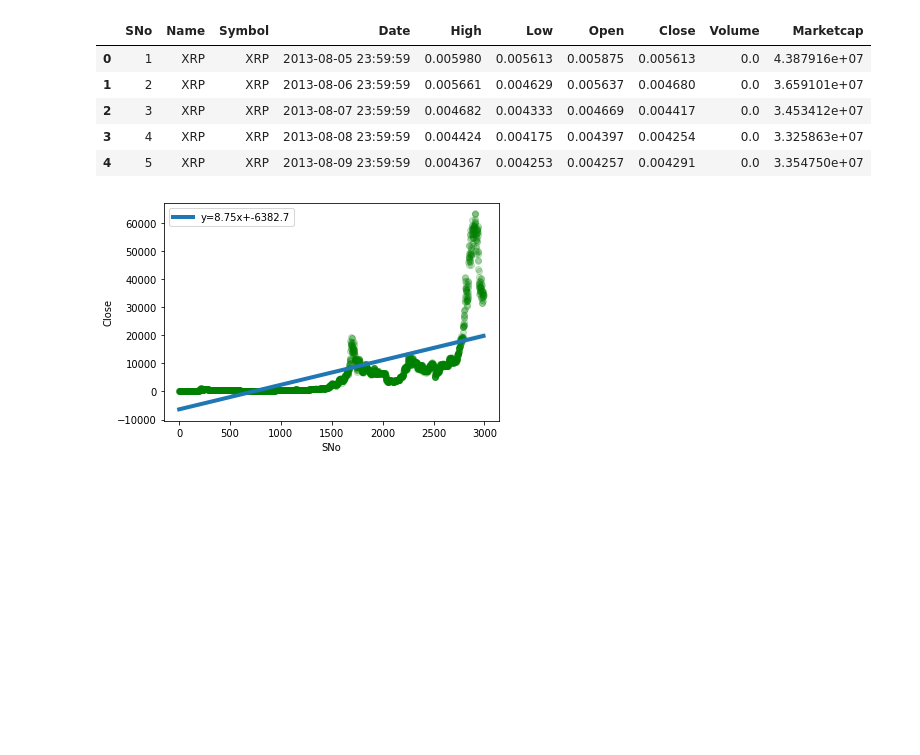
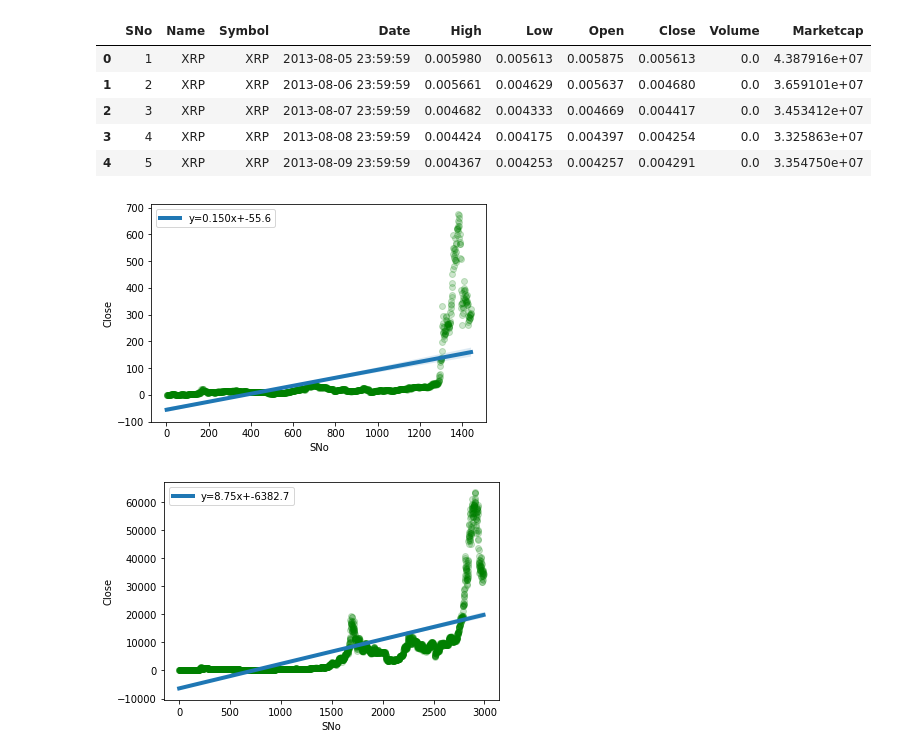
Before and after one commit to Siddharth114/CryptoPrices, a Jupyter notebook: exploring.ipynb, the cells around one changed output. Saved outputs shown, nothing was run; the diff lists cells and outputs as text; code cells hidden in the pictures; blank space fills up the shorter version.

```diff
--- a/exploring.ipynb
+++ b/exploring.ipynb
@@ -3,3 +3,6 @@ import pandas as pd
 import seaborn as sns
 from scipy import stats
 import matplotlib.pylab as plt
+# %%
+binancecoin_data = pd.read_csv('Data/coin_BinanceCoin.csv')
+binancecoin_data.head()
@@ -95,6 +105,13 @@ xrp_data.head()
 | 4 | 5 | XRP | XRP | 2013-08-09 23:59:59 | 0.004367 | 0.004253 | 0.004257 | 0.004291 | 0.0 | 3.354750e+07 |
 # %%
 reg_slopes = dict()
+# %%
+slope, intercept, r_value, p_value, std_err = stats.linregress(binancecoin_data['SNo'], binancecoin_data['Close'])
+ax = sns.regplot(x='SNo', y='Close', data=binancecoin_data, scatter_kws = {'color': 'g',  'alpha':0.2}, line_kws={'lw':4, 'label':"y={0:.3f}x+{1:.1f}".format(slope,intercept)})
+ax.legend()
+reg_slopes['binancecoin']=slope
+# %% [output]
+[figure, added]
 # %%
 slope, intercept, r_value, p_value, std_err = stats.linregress(bitcoin_data['SNo'], bitcoin_data['Close'])
 ax = sns.regplot(x='SNo', y='Close', data=bitcoin_data, scatter_kws = {'color': 'g',  'alpha':0.2}, line_kws={'lw':4, 'label':"y={0:.2f}x+{1:.1f}".format(slope,intercept)})
```
Also changed, not shown: parts of 3 cells of this notebook, 2 other files.
